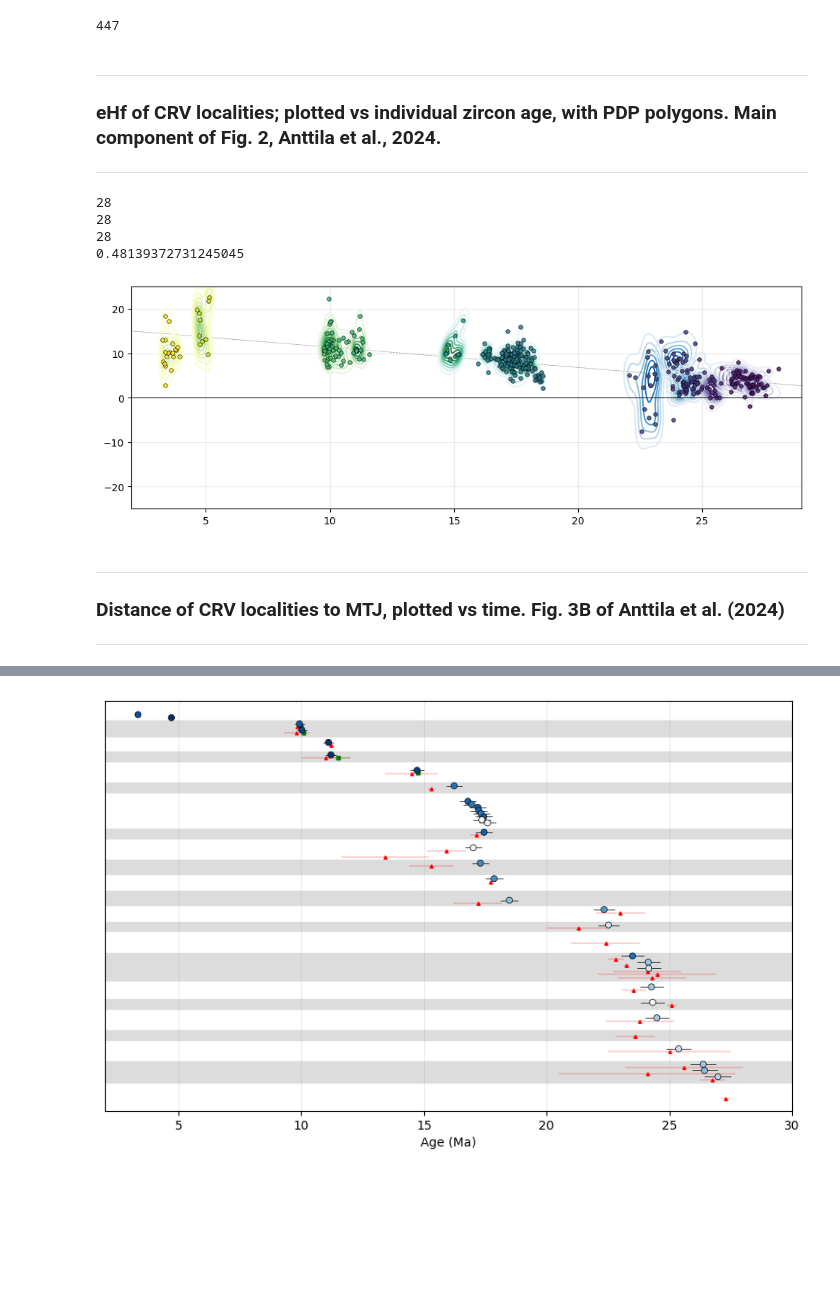
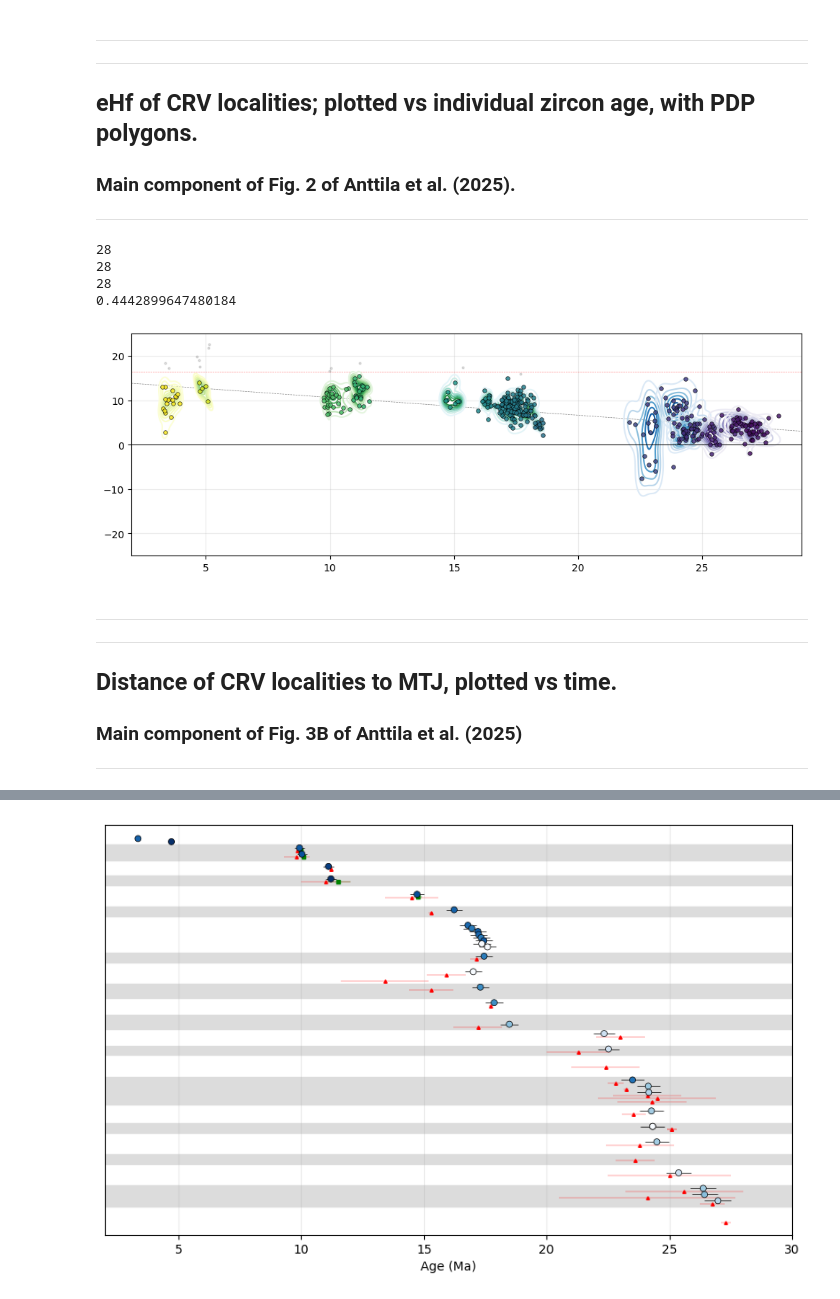
Before and after one commit to eliel-anttila/Anttila_et_al_Coast_Range_2025, a Jupyter notebook: Code/Anttila_et_al_CRV_Figs.ipynb, the cells around one changed output, grey strips where cells are left out. Drawn from its saved outputs; the diff is of its cells as text; code cells hidden in the pictures; blank space fills up the shorter version.

```diff
--- a/Code/Anttila_et_al_CRV_Figs.ipynb
+++ b/Code/Anttila_et_al_CRV_Figs.ipynb
@@ -42,13 +50,9 @@ t=Paired_Hf_Upb['Age']
 t_sigma=Paired_Hf_Upb['Age_2Sigma']
 name=Paired_Hf_Upb['Name']
 # %%
-
+#calculate eHfi for all measured CRV zircons
 ehf=10000*((Hf176Hf177 - Lu176Hf177*(np.exp(lam_Lu*t)-1)) / \
                   (Hf_CHUR - Lu_CHUR*(np.exp(lam_Lu*t)-1)) - 1)
-
-print(len(ehf))
-# %% [output]
-447
 # %%
 column_values = ['eHf']
 df = pd.DataFrame(data = ehf, columns=column_values )
@@ -57,7 +61,9 @@ df.to_csv("Output/eHf.csv") #saves all eHf
 # %% [markdown]
 * * *
-### eHf of CRV localities; plotted vs individual zircon age, with PDP polygons. Main component of Fig. 2, Anttila et al., 2024.
 * * *
+## eHf of CRV localities; plotted vs individual zircon age, with PDP polygons.
+### Main component of Fig. 2 of Anttila et al. (2025).
+* * *
 # %%
 #import Hf data from individual samples
 SON9=pd.read_excel('Data/eHf_by_sample.xlsx',sheet_name='SON9')
@@ -89,6 +95,7 @@ BP1=pd.read_excel('Data/eHf_by_sample.xlsx',sheet_name='BP1')
 HP2=pd.read_excel('Data/eHf_by_sample.xlsx',sheet_name='HP2')
 CF2=pd.read_excel('Data/eHf_by_sample.xlsx',sheet_name='CF2')
 ALL=pd.read_excel('Data/eHf_by_sample.xlsx',sheet_name='ALL_VOLC')
+DEP=pd.read_excel('Data/eHf_by_sample.xlsx',sheet_name='Depleted')
 # %%
 import numpy as np
 import scipy.stats as st
@@ -124,44 +131,52 @@ model.fit(xn, yn)
 eHf_r_squared = model.score(xn,yn)
 print(eHf_r_squared)
 
-#plt.axvspan(18,24, color='whitesmoke')
+#Plot depleted mantle eHf line; ref Vervoort (2014)
+a=np.linspace(-1,40, 500)
+b=a*(4.34210526e-9)+16.5
+plt.plot(a,b,'--', color='r',linewidth=.45,alpha=.5)
+
+
+plt.errorbar(DEP['Age'],DEP['eHf'],fmt='.',markersize='4',elinewidth=.25, color='gray', markeredgecolor='gray', markeredgewidth=None, alpha=.25)
 
 for j in range(0,len(sample_list)):
     plt.errorbar(sample_list[j]['Age'],sample_list[j]['eHf'],fmt='o',markersize='4',elinewidth=.25, color=color_list[j], markeredgecolor='k', markeredgewidth=.5, alpha=.85)
 
 for j in range(0,len(sample_list)):
         x = sample_list[j]['Age']
         y = sample_list[j]['eHf']
         # Define the borders
         xmin = min(x-1)
         xmax = max(x+1)
         ymin = min(y-5)
         ymax = max(y+6)
         # Create meshgrid
         xx, yy = np.mgrid[xmin:xmax:100j, ymin:ymax:100j]
         positions = np.vstack([xx.ravel(), yy.ravel()])
         values = np.vstack([x, y])
         kernel = st.gaussian_kde(values)
         f = np.reshape(kernel(positions).T, xx.shape)
         plt.contour(xx, yy, f, cmap=gradient_list[j])
 
         plt.axhline(0,linewidth=.5,color='k')
         plt.xlim(2,29)
         plt.ylim(-25,25)
 
 #plt.errorbar(TU1['Age'],TU1['eHf'],fmt='o',markersize='4',elinewidth=.25, color=cmap_s(19.34/25), markeredgecolor='r', markeredgewidth=.5, alpha=.85)
 plt.grid(alpha=.25)
 
-plt.savefig('Output/CRV_eHf_KDE.pdf')
+plt.savefig('Output/CRV_eHf_KDE.pdf',transparent=True)
 plt.show()
 # %% [output]
 28
 28
 28
-0.48139372731245045
+0.4442899647480184
-[figure, old version]
+[figure, new version]
 # %% [markdown]
 * * *
- ### Distance of CRV localities to MTJ, plotted vs time. Fig. 3B of Anttila et al. (2024)
 * * *
+ ## Distance of CRV localities to MTJ, plotted vs time.
+ ### Main component of Fig. 3B of Anttila et al. (2025)
+* * *
 # %%
```
Also changed, not shown: parts of 12 cells of this notebook, 33 other files.
